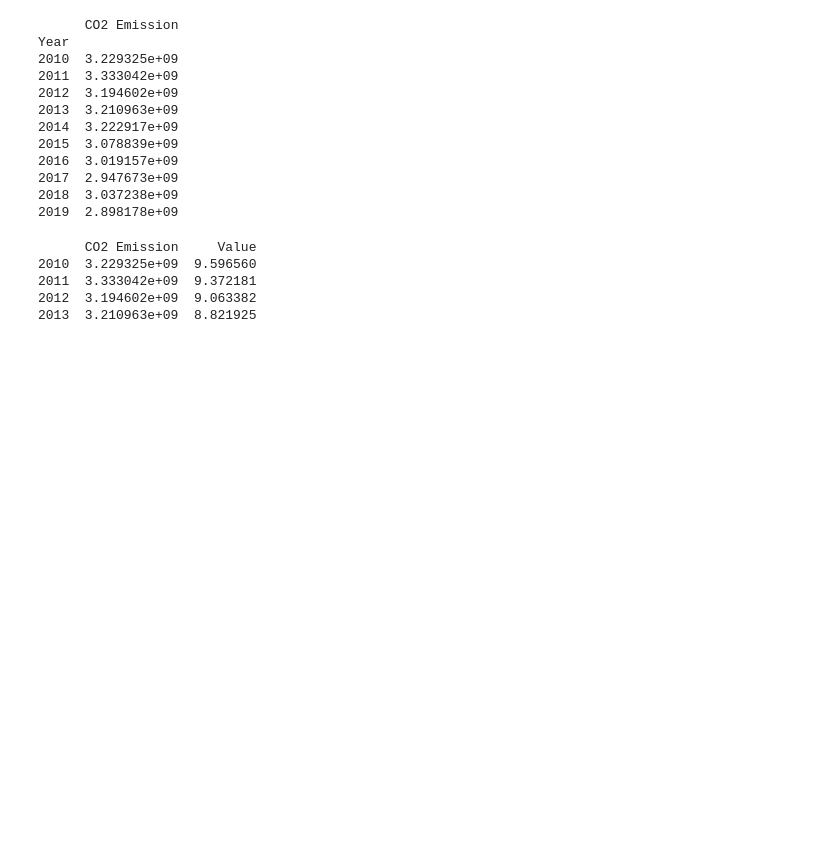
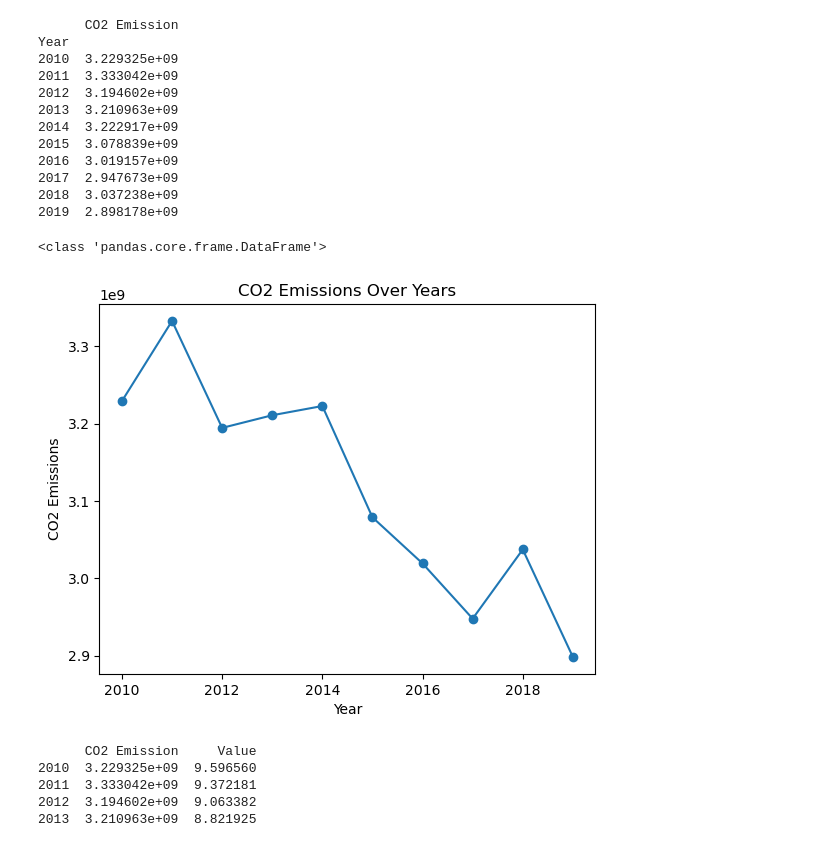
Before and after one commit to EnviroTechSean/TeamPunchParty, a Jupyter notebook: gas_types_aq_model.ipynb, the cells around one changed output. Saved outputs shown, nothing was run; the diff lists cells and outputs as text; code cells hidden in the pictures; blank space fills up the shorter version.

Commit message:
Add plot for CO2 emissions by year

```diff
--- a/gas_types_aq_model.ipynb
+++ b/gas_types_aq_model.ipynb
@@ -89,6 +89,18 @@ Year
 2017  2.947673e+09
 2018  3.037238e+09
 2019  2.898178e+09
+# %%
+print(type(yearly_raw_emmisions))
+
+plt.plot(yearly_raw_emmisions.index, yearly_raw_emmisions['CO2 Emission'], marker='o')
+plt.title('CO2 Emissions Over Years')
+plt.xlabel('Year')
+plt.ylabel('CO2 Emissions')
+plt.savefig('CO2_emmisions_by_year.png')
+plt.show()
+# %% [output]
+<class 'pandas.core.frame.DataFrame'>
+[figure, added]
 # %%
 co2_emmisions_with_aq = yearly_raw_emmisions.merge(
     air_quality_yearly_averages, left_index=True, right_index=True, how="inner")
```
Also changed, not shown: parts of 1 cell of this notebook, 1 other file.
